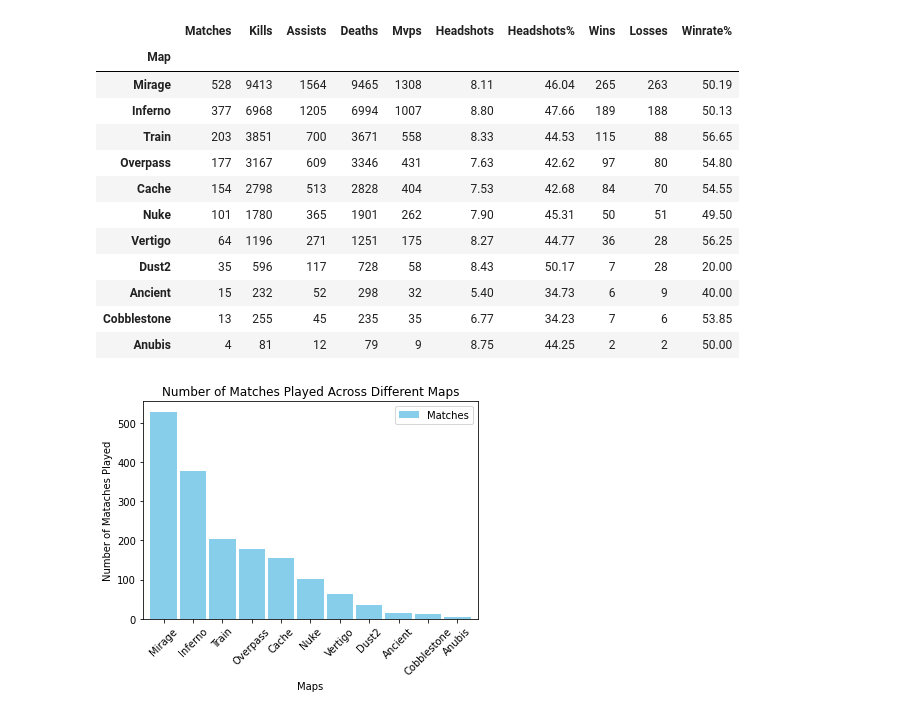
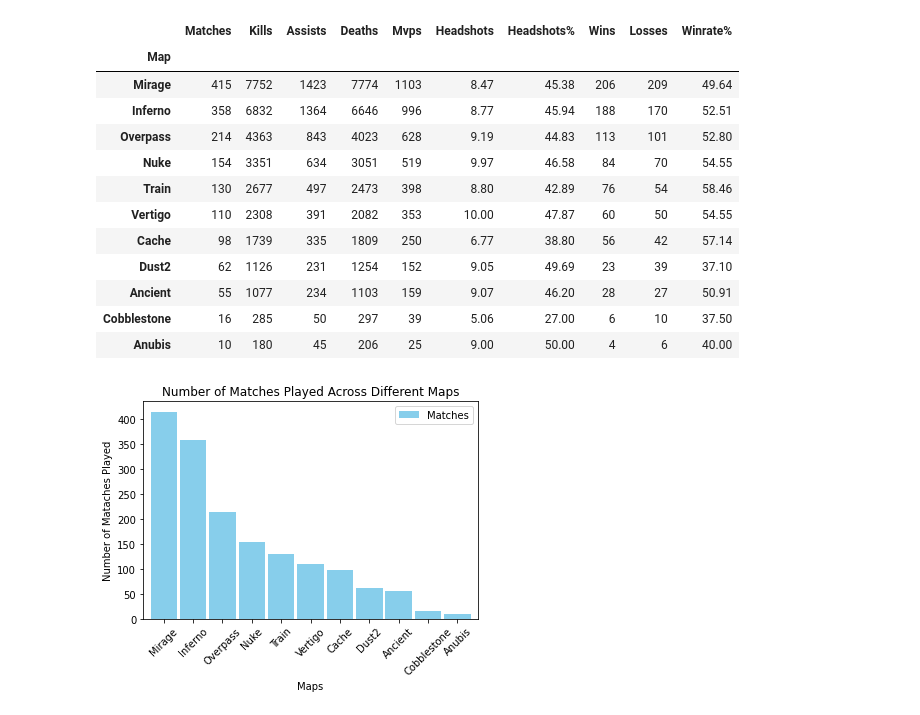
Before and after one commit to jasonhsu8/Faceit_Data_Collection, a Jupyter notebook: JJ Notebooks/FredFile.ipynb, the cells around one changed output. Saved outputs shown, nothing was run; the diff lists cells and outputs as text; code cells hidden in the pictures.

```diff
--- a/JJ Notebooks/FredFile.ipynb
+++ b/JJ Notebooks/FredFile.ipynb
@@ -93,8 +96,14 @@ df_jj["DateOrdinal"] = df_jj['CreatedAt'].apply(lambda x: x.toordinal())
 # %%
-df_jj["Year"] = df_jj['CreatedAt'].dt.year
-df_jj["Month"] = df_jj['CreatedAt'].dt.month
-df_jj["Date"] = df_jj['CreatedAt'].dt.day
+
+df_fred['CreatedAt'] = df_fred['CreatedAt'].astype("datetime64[ns]")
+df_fred["DateOrdinal"] = df_fred['CreatedAt'].apply(lambda x: x.toordinal())
+
+
+df_fred["Year"] = df_fred['CreatedAt'].dt.year
+df_fred["Month"] = df_fred['CreatedAt'].dt.month
+df_fred["Date"] = df_fred['CreatedAt'].dt.day
 # %%
+
 rename_all_maps = {
     "de_mirage": "Mirage",
     "de_inferno": "Inferno",
@@ -109,6 +118,6 @@ rename_all_maps = {
     "de_anubis": "Anubis"
 }
 
-df_jj = df_jj.replace({"Map": rename_all_maps})
-df_jj.sort_values(by="CreatedAt", ascending=True, inplace=True)
-df_jj = df_jj.groupby('Map').filter(lambda x: len(x)>1)
+df_fred = df_fred.replace({"Map": rename_all_maps})
+df_fred.sort_values(by="CreatedAt", ascending=True, inplace=True)
+df_fred = df_fred.groupby('Map').filter(lambda x: len(x)>3)
@@ -153,8 +142,8 @@ Name: Result, dtype: int32
 
 #Displaying Maps and Other stats
 
-Maps_Stats_df = (
-    df_jj.groupby(by="Map").aggregate(
+Maps_Stats_df_fred = (
+    df_fred.groupby(by="Map").aggregate(
         {
             "Map": 'count',
             "Kills": sum,
@@ -186,37 +175,39 @@ Maps_Stats_df
 # %%
-Maps_Stats_df["Losses"] = (Maps_Stats_df["Matches"] - Maps_Stats_df["Wins"]).astype(int)
-Maps_Stats_df["Winrate%"] = (((Maps_Stats_df["Wins"] / Maps_Stats_df["Matches"]) * 100).round(2)).astype(float)
-Maps_Stats_df["Headshots"] = (Maps_Stats_df["Headshots"].apply(lambda x: round(x,2))).astype(float)
-Maps_Stats_df["Headshots%"] = (Maps_Stats_df["Headshots%"].apply(lambda x: round(x,2))).astype(float)
-Maps_Stats_df["Matches"].astype(int)
-Maps_Stats_df.sort_values(by="Matches", ascending=False, inplace=True)
-Maps_Stats_df
+Maps_Stats_df_fred["Losses"] = (Maps_Stats_df_fred["Matches"] - Maps_Stats_df_fred["Wins"]).astype(int)
+Maps_Stats_df_fred["Winrate%"] = (((Maps_Stats_df_fred["Wins"] / Maps_Stats_df_fred["Matches"]) * 100).round(2)).astype(float)
+Maps_Stats_df_fred["Headshots"] = (Maps_Stats_df_fred["Headshots"].apply(lambda x: round(x,2))).astype(float)
+Maps_Stats_df_fred["Headshots%"] = (Maps_Stats_df_fred["Headshots%"].apply(lambda x: round(x,2))).astype(float)
+Maps_Stats_df_fred["Matches"].astype(int)
+Maps_Stats_df_fred.sort_values(by="Matches", ascending=False, inplace=True)
+
+Maps_Stats_df_fred
 # %% [output]
 |  | Matches | Kills | Assists | Deaths | Mvps | Headshots | Headshots% | Wins | Losses | Winrate% |
 | Map |  |  |  |  |  |  |  |  |  |  |
-| Mirage | 528 | 9413 | 1564 | 9465 | 1308 | 8.11 | 46.04 | 265 | 263 | 50.19 |
-| Inferno | 377 | 6968 | 1205 | 6994 | 1007 | 8.80 | 47.66 | 189 | 188 | 50.13 |
-| Train | 203 | 3851 | 700 | 3671 | 558 | 8.33 | 44.53 | 115 | 88 | 56.65 |
-| Overpass | 177 | 3167 | 609 | 3346 | 431 | 7.63 | 42.62 | 97 | 80 | 54.80 |
-| Cache | 154 | 2798 | 513 | 2828 | 404 | 7.53 | 42.68 | 84 | 70 | 54.55 |
-| Nuke | 101 | 1780 | 365 | 1901 | 262 | 7.90 | 45.31 | 50 | 51 | 49.50 |
-| Vertigo | 64 | 1196 | 271 | 1251 | 175 | 8.27 | 44.77 | 36 | 28 | 56.25 |
-| Dust2 | 35 | 596 | 117 | 728 | 58 | 8.43 | 50.17 | 7 | 28 | 20.00 |
-| Ancient | 15 | 232 | 52 | 298 | 32 | 5.40 | 34.73 | 6 | 9 | 40.00 |
-| Cobblestone | 13 | 255 | 45 | 235 | 35 | 6.77 | 34.23 | 7 | 6 | 53.85 |
-| Anubis | 4 | 81 | 12 | 79 | 9 | 8.75 | 44.25 | 2 | 2 | 50.00 |
+| Mirage | 415 | 7752 | 1423 | 7774 | 1103 | 8.47 | 45.38 | 206 | 209 | 49.64 |
+| Inferno | 358 | 6832 | 1364 | 6646 | 996 | 8.77 | 45.94 | 188 | 170 | 52.51 |
+| Overpass | 214 | 4363 | 843 | 4023 | 628 | 9.19 | 44.83 | 113 | 101 | 52.80 |
+| Nuke | 154 | 3351 | 634 | 3051 | 519 | 9.97 | 46.58 | 84 | 70 | 54.55 |
+| Train | 130 | 2677 | 497 | 2473 | 398 | 8.80 | 42.89 | 76 | 54 | 58.46 |
+| Vertigo | 110 | 2308 | 391 | 2082 | 353 | 10.00 | 47.87 | 60 | 50 | 54.55 |
+| Cache | 98 | 1739 | 335 | 1809 | 250 | 6.77 | 38.80 | 56 | 42 | 57.14 |
+| Dust2 | 62 | 1126 | 231 | 1254 | 152 | 9.05 | 49.69 | 23 | 39 | 37.10 |
+| Ancient | 55 | 1077 | 234 | 1103 | 159 | 9.07 | 46.20 | 28 | 27 | 50.91 |
+| Cobblestone | 16 | 285 | 50 | 297 | 39 | 5.06 | 27.00 | 6 | 10 | 37.50 |
+| Anubis | 10 | 180 | 45 | 206 | 25 | 9.00 | 50.00 | 4 | 6 | 40.00 |
 # %%
+
 #Number of matches played across different maps
-Maps_Stats_df.plot.bar(y = "Matches", color = "skyblue", title = 'Number of Matches Played Across Different Maps', width = 0.9)
+Maps_Stats_df_fred.plot.bar(y = "Matches", color = "skyblue", title = 'Number of Matches Played Across Different Maps', width = 0.9)
 plt.xticks(rotation=45)
 plt.xlabel('Maps')
 plt.ylabel('Number of Mataches Played')
 
 
 def addlabels(x,y):
     for i in range(len(x)):
         plt.text(i,y[i],y[i])
 
-#plt.show()
+plt.show()
 # %% [output]
-[figure, old version]
+[figure, new version]
```
Also changed, not shown: parts of 16 cells of this notebook, 2 other files.
